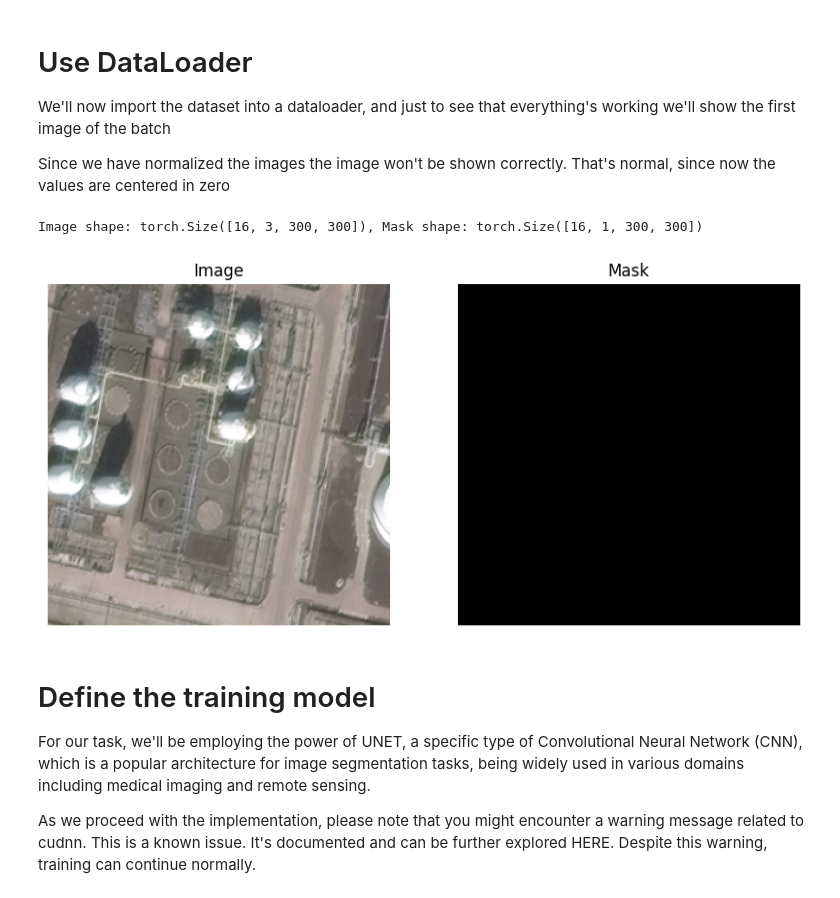
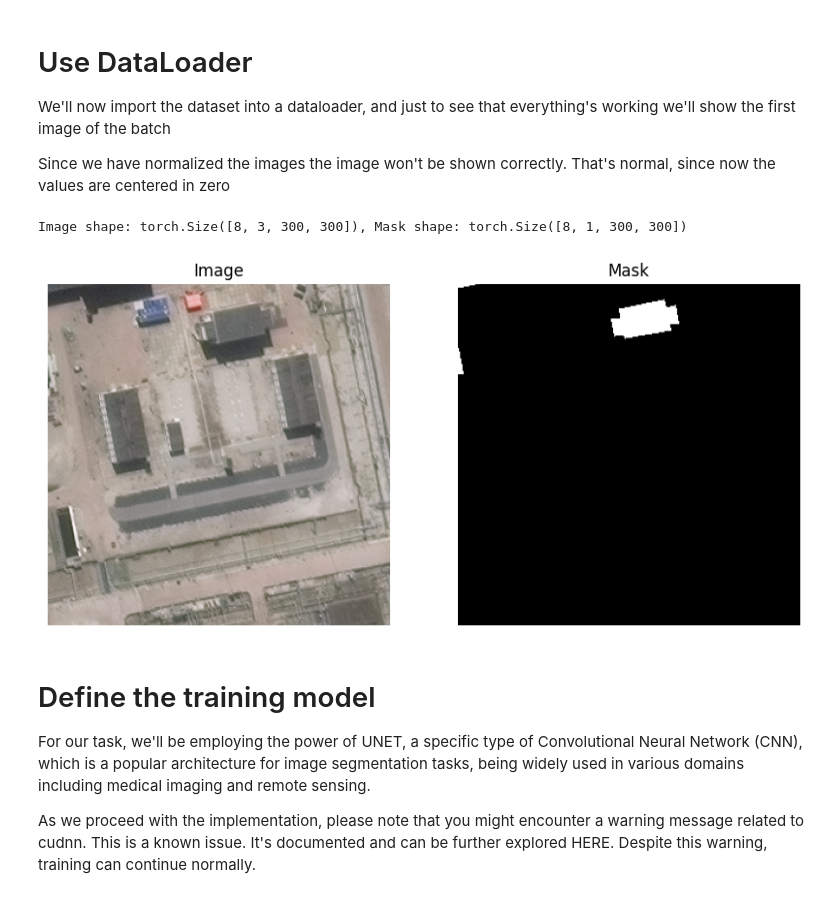
Before and after one commit to rickythewoof/remote_sensing, a Jupyter notebook: remote_sensing.ipynb, the cells around one changed output. Drawn from its saved outputs; the diff is of its cells as text; code cells hidden in the pictures.

```diff
--- a/remote_sensing.ipynb
+++ b/remote_sensing.ipynb
@@ -43,16 +45,18 @@ Here we'll setup some parameters, that will be used for hyperparameter tuning on
 MEAN = [0, 0, 0]
 STD = [1.0, 1.0, 1.0]
 INITIAL_LR = 1e-4
-MAX_LR = 1e-2
-SIZE = 300
-NUM_WORKERS = 8
-BATCH_SIZE = 16
-EPOCHS = 16
-LOAD_BEST = True
+MAX_LR = 1e-3
+TRAIN_SIZE = 300
+NUM_WORKERS = 4
+TRAIN_BATCH_SIZE = 8
+VALIDATION_BATCH_SIZE = 8
+EPOCHS = 24
+LOAD_BEST = False
 
 # Let's define some paths
 DATASET_PATH = "data/train/AOI_11_Rotterdam/"
 OUTPUT_PATH = "output/"
+DATA_PATH = OUTPUT_PATH + "data/"
 CHECKPOINT_PATH = OUTPUT_PATH + "checkpoints/"
 GRAPH_PATH = OUTPUT_PATH + "graphs/"
 # %% [markdown]
@@ -83,15 +87,17 @@ We can see the implementation of the dataset in src/dataset.py
 # %%
 train_transforms = A.Compose([
     A.Normalize(mean=MEAN, std=STD, max_pixel_value=255.0),
-    A.RandomResizedCrop(SIZE, SIZE, ratio = (1.0, 1.0)),
+    A.CenterCrop(896, 896),
+    A.RandomCrop(TRAIN_SIZE, TRAIN_SIZE),
     A.HorizontalFlip(p=0.5),
     A.VerticalFlip(p=0.5),
     A.RandomRotate90(p=0.5)
 ])
 
 eval_transforms = A.Compose([
-    A.Normalize(mean=MEAN, std=STD, max_pixel_value=255.0),
-    A.Resize(SIZE, SIZE)
+    A.CenterCrop(896, 896),
+    A.RandomCrop(TRAIN_SIZE, TRAIN_SIZE),
+    A.Normalize(mean=MEAN, std=STD, max_pixel_value=255.0)
 ])
 
 from dataset import SN6Dataset
@@ -105,15 +111,15 @@ We'll now import the dataset into a dataloader, and just to see that everything'
 
 Since we have normalized the images the image won't be shown correctly. That's normal, since now the values are centered in zero
 # %%
-train_loader = data.DataLoader(train_dataset, batch_size=BATCH_SIZE, shuffle=True, pin_memory=True, num_workers=NUM_WORKERS)
-eval_loader = data.DataLoader(eval_dataset, batch_size=BATCH_SIZE, shuffle=True,  pin_memory=True, num_workers=NUM_WORKERS)
+train_loader = data.DataLoader(train_dataset, batch_size=TRAIN_BATCH_SIZE, shuffle=True, pin_memory=True, num_workers=NUM_WORKERS)
+eval_loader = data.DataLoader(eval_dataset, batch_size=VALIDATION_BATCH_SIZE, shuffle=True,  pin_memory=True, num_workers=NUM_WORKERS)
 
 image, mask = next(iter(train_loader))
 print(f"Image shape: {image.shape}, Mask shape: {mask.shape}")
 utils.visualize_image(image[0], mask[0])
 # %% [output]
-Image shape: torch.Size([16, 3, 300, 300]), Mask shape: torch.Size([16, 1, 300, 300])
+Image shape: torch.Size([8, 3, 300, 300]), Mask shape: torch.Size([8, 1, 300, 300])
-[figure, old version]
+[figure, new version]
 # %% [markdown]
 # Define the training model
 
```
Also changed, not shown: parts of 4 cells of this notebook, 13 other files.
